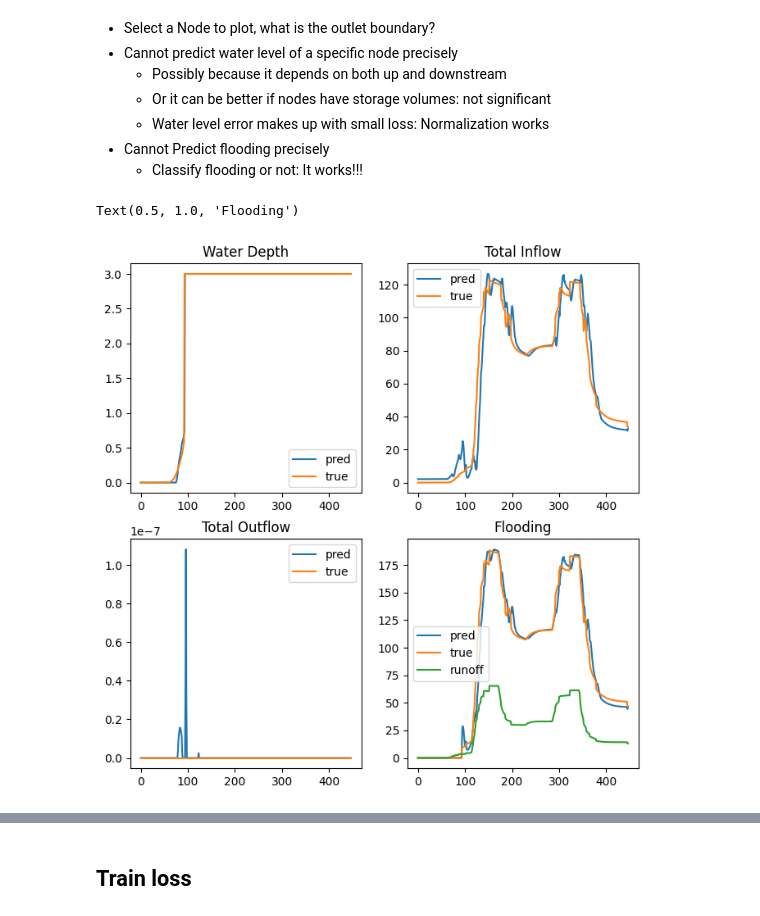
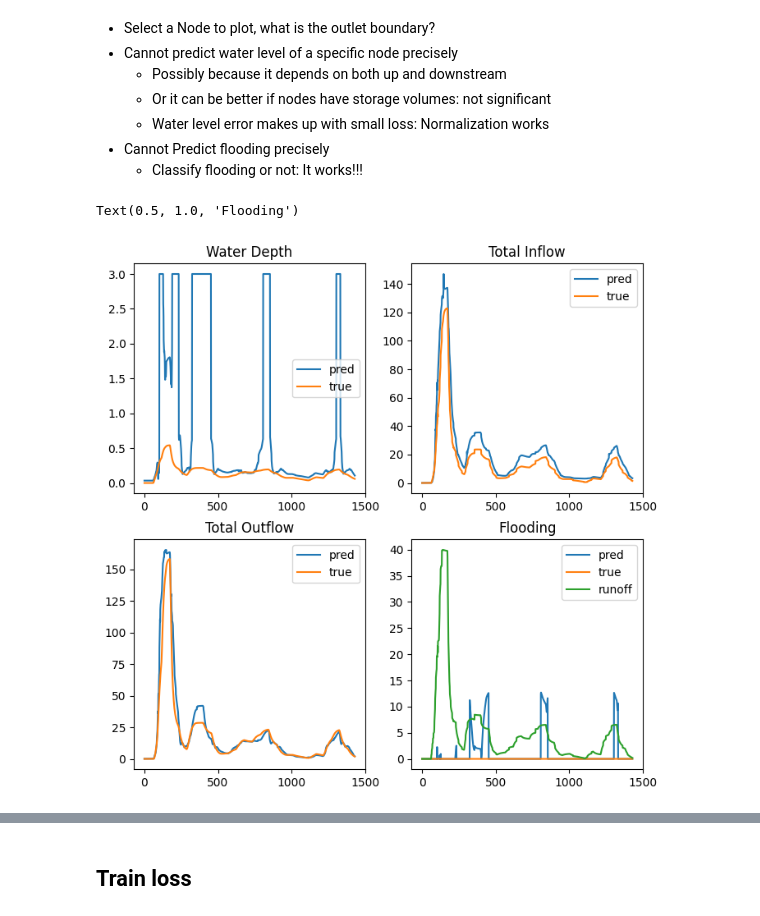
Before and after one commit to Zhiyu014/GNN-UDS, a Jupyter notebook: surrogate/test.ipynb, the cells around one changed output, grey strips where cells are left out. Cells and saved outputs as stored; diff of their text form; code cells hidden in the pictures.

```diff
--- a/surrogate/test.ipynb
+++ b/surrogate/test.ipynb
@@ -7,6 +11,6 @@ import matplotlib.pyplot as plt
 # %% [markdown]
 ## Prediction
 # %%
-cwd = './results/shunqing/10s_res_norm_roll_flood/'
+cwd = './results/shunqing/5s_edge_res_norm_flood/'
 files = [file for file in os.listdir(cwd) if file.endswith('.npy')]
 events = list(set(['_'.join(file.split('_')[:2]) for file in files]))
@@ -13,5 +44,5 @@ events = list(set(['_'.join(file.split('_')[:2]) for file in files]))
 # %%
-event = 'bpswmm_61'
+event = 'bpswmm_2412'
 r = np.load(os.path.join(cwd,event+'_runoff.npy'))
 true = np.load(os.path.join(cwd,event+'_true.npy'))
 pred = np.load(os.path.join(cwd,event+'_pred.npy'))
@@ -69,31 +101,31 @@ from swmm_api import read_inp_file
 inp = read_inp_file('./envs/network/shunqing/shunqing.inp')
 nodes = [k for k in inp.JUNCTIONS]
 # %%
-idx = nodes.index('jd35')
+idx = nodes.index('jd16')
 seq = 0
 
 fig,((ax1,ax2),(ax3,ax4)) = plt.subplots(2,2,figsize=(8,8))
 
 ax1.plot(pred[:,seq,idx,0],label='pred')
 ax1.plot(true[:,seq,idx,0],label='true')
 ax1.legend()
 ax1.set_title('Water Depth')
 
 ax2.plot(pred[:,seq,idx,1],label='pred')
 ax2.plot(true[:,seq,idx,1],label='true')
 ax2.legend()
 ax2.set_title('Total Inflow')
 
 ax3.plot(pred[:,seq,idx,2],label='pred')
 ax3.plot(true[:,seq,idx,2],label='true')
 ax3.legend()
 ax3.set_title('Total Outflow')
 
 ax4.plot(pred[:,seq,idx,-1],label='pred')
 ax4.plot(true[:,seq,idx,-1],label='true')
 ax4.plot(r[:,seq,idx,0],label='runoff')
 ax4.legend()
 ax4.set_title('Flooding')
 # %% [output]
 Text(0.5, 1.0, 'Flooding')
-[figure, old version]
+[figure, new version]
```
Also changed, not shown: parts of 44 cells of this notebook, 21 other files.
